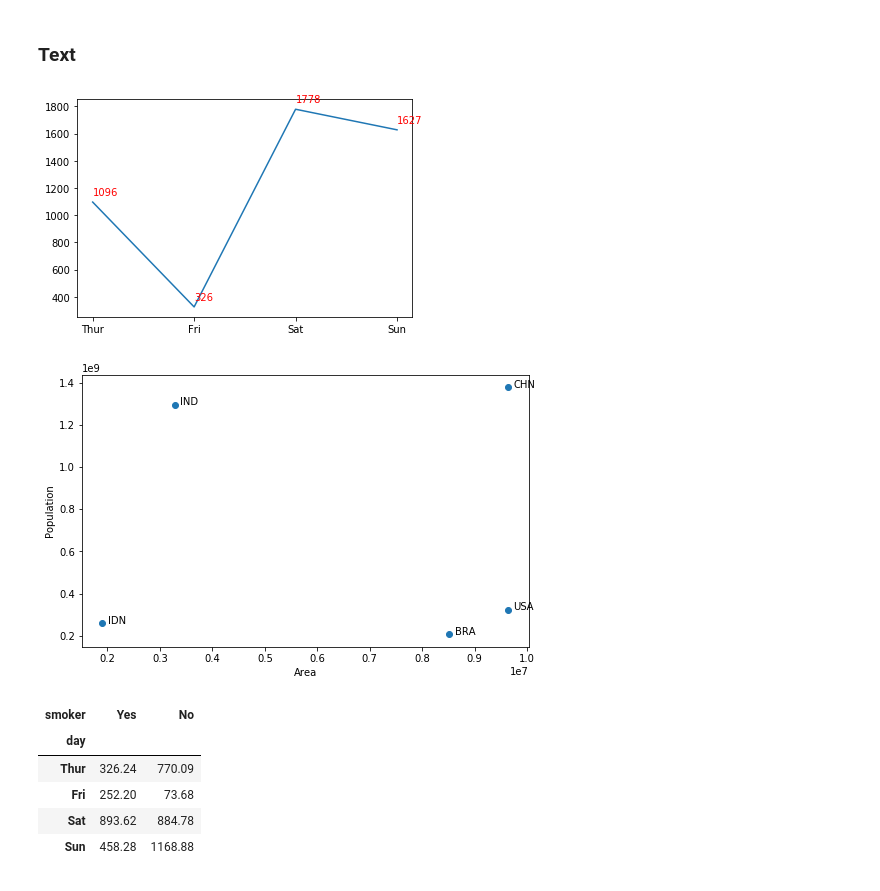
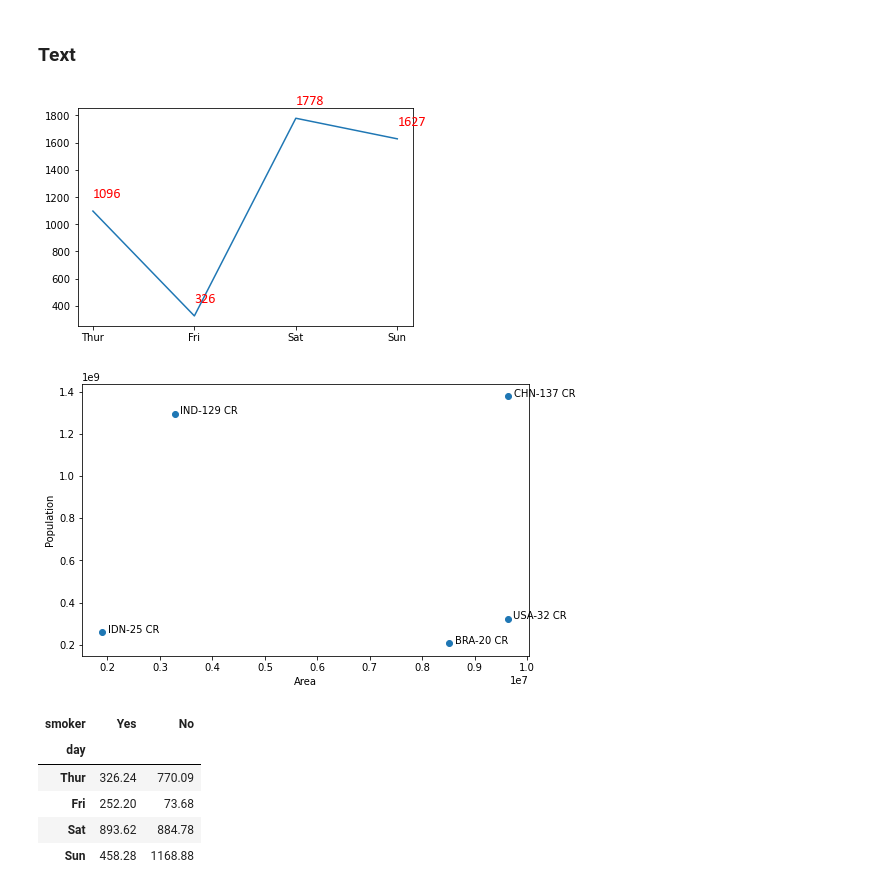
Before and after one commit to srikanthpragada/DS_28_SEP_2020, a Jupyter notebook: plots/matplotlibdemo.ipynb, the cells around one changed output. Drawn from its saved outputs; the diff is of its cells as text; code cells hidden in the pictures.

```diff
--- a/plots/matplotlibdemo.ipynb
+++ b/plots/matplotlibdemo.ipynb
@@ -211,23 +212,24 @@ plt.plot(day_total['day'], day_total['total_bill'])
 days = day_total['day']
 totals = day_total['total_bill']
 for (x,y) in zip(days,totals):
-    plt.text(x,y + 50,f"{y:.0f}", fontdict= {'color': 'red'})
+    plt.text(x,y + 100,f"{y:.0f}", fontdict= {'color': 'red','family' : 'calibri', 'size': 14})
 # %% [output]
-[figure, old version]
+[figure, new version]
 # %%
 countries = pd.read_json("https://restcountries.eu/rest/v2/all")
 # Take only top 5 countries by population
 tc = countries.nlargest(5,'population')
 plt.scatter(x = tc ['area'], y = tc ['population'])
 plt.gcf().set_size_inches (8,5) # gcf () get current figure and change its size
 plt.xlabel("Area")
 plt.ylabel("Population")
 
 # set labels for dots
 for i in tc.index:
-     plt.text(tc.loc[i,'area'] + 100000, tc.loc[i,'population'], tc.loc[i,'alpha3Code'])
+     population = tc.loc[i,'population'] // 10000000
+     plt.text(tc.loc[i,'area'] + 100000, tc.loc[i,'population'], f"{tc.loc[i,'alpha3Code']}-{population} CR")
 # %% [output]
-[figure, old version]
+[figure, new version]
 # %%
 # smoker_total  = pd.crosstab(tips['day'], tips['smoker'], tips['total_bill'], aggfunc=sum)
 smoker_total  = tips.pivot_table(index='day', columns='smoker',values= 'total_bill',aggfunc=sum)
```
Also changed, not shown: parts of 17 cells of this notebook, 4 other files.
